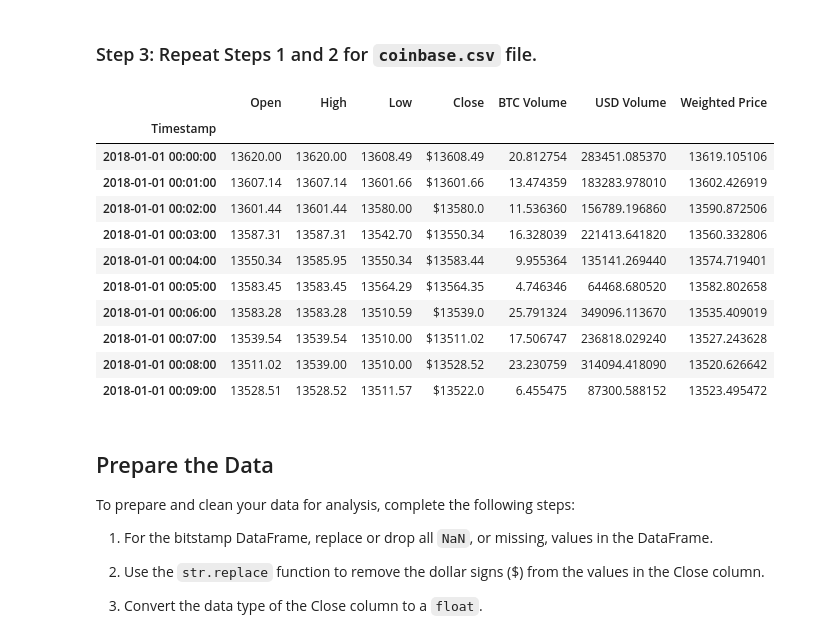
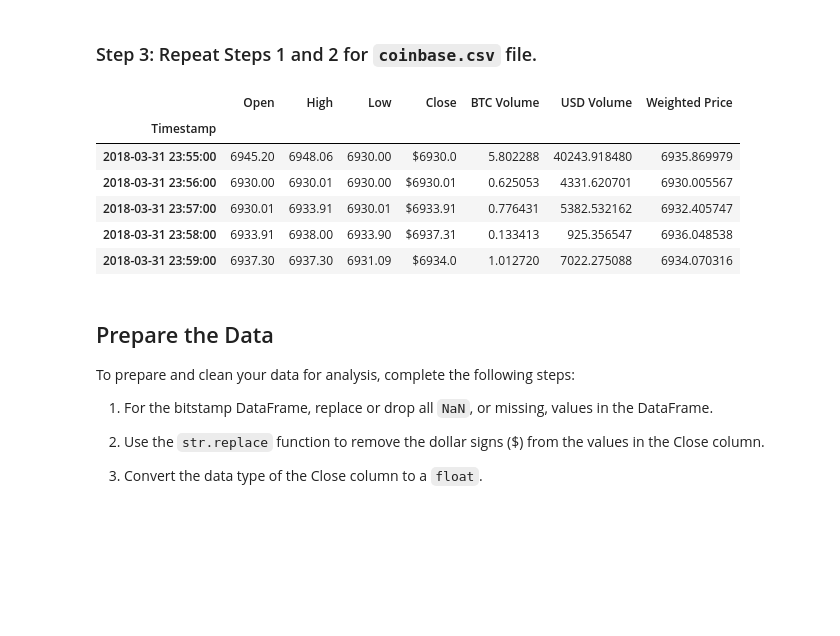
Before and after one commit to ForrestSurles/Bitcoin_Exchange_Arbitrage_Analysis, a Jupyter notebook: crypto_arbitrage.ipynb, the cells around one changed output. Saved outputs shown, nothing was run; the diff lists cells and outputs as text; code cells hidden in the pictures; blank space fills up the shorter version.

```diff
--- a/crypto_arbitrage.ipynb
+++ b/crypto_arbitrage.ipynb
@@ -78,20 +78,15 @@ coinbase_df = pd.read_csv(
 )
 # %%
 # Use the head (and/or tail) function to confirm that the data was imported properly.
-coinbase_df.head(10)
+coinbase_df.tail()
 # %% [output]
 |  | Open | High | Low | Close | BTC Volume | USD Volume | Weighted Price |
 | Timestamp |  |  |  |  |  |  |  |
-| 2018-01-01 00:00:00 | 13620.00 | 13620.00 | 13608.49 | $13608.49 | 20.812754 | 283451.085370 | 13619.105106 |
-| 2018-01-01 00:01:00 | 13607.14 | 13607.14 | 13601.66 | $13601.66 | 13.474359 | 183283.978010 | 13602.426919 |
-| 2018-01-01 00:02:00 | 13601.44 | 13601.44 | 13580.00 | $13580.0 | 11.536360 | 156789.196860 | 13590.872506 |
-| 2018-01-01 00:03:00 | 13587.31 | 13587.31 | 13542.70 | $13550.34 | 16.328039 | 221413.641820 | 13560.332806 |
-| 2018-01-01 00:04:00 | 13550.34 | 13585.95 | 13550.34 | $13583.44 | 9.955364 | 135141.269440 | 13574.719401 |
-| 2018-01-01 00:05:00 | 13583.45 | 13583.45 | 13564.29 | $13564.35 | 4.746346 | 64468.680520 | 13582.802658 |
-| 2018-01-01 00:06:00 | 13583.28 | 13583.28 | 13510.59 | $13539.0 | 25.791324 | 349096.113670 | 13535.409019 |
-| 2018-01-01 00:07:00 | 13539.54 | 13539.54 | 13510.00 | $13511.02 | 17.506747 | 236818.029240 | 13527.243628 |
-| 2018-01-01 00:08:00 | 13511.02 | 13539.00 | 13510.00 | $13528.52 | 23.230759 | 314094.418090 | 13520.626642 |
-| 2018-01-01 00:09:00 | 13528.51 | 13528.52 | 13511.57 | $13522.0 | 6.455475 | 87300.588152 | 13523.495472 |
+| 2018-03-31 23:55:00 | 6945.20 | 6948.06 | 6930.00 | $6930.0 | 5.802288 | 40243.918480 | 6935.869979 |
+| 2018-03-31 23:56:00 | 6930.00 | 6930.01 | 6930.00 | $6930.01 | 0.625053 | 4331.620701 | 6930.005567 |
+| 2018-03-31 23:57:00 | 6930.01 | 6933.91 | 6930.01 | $6933.91 | 0.776431 | 5382.532162 | 6932.405747 |
+| 2018-03-31 23:58:00 | 6933.91 | 6938.00 | 6933.90 | $6937.31 | 0.133413 | 925.356547 | 6936.048538 |
+| 2018-03-31 23:59:00 | 6937.30 | 6937.30 | 6931.09 | $6934.0 | 1.012720 | 7022.275088 | 6934.070316 |
 # %% [markdown]
 ## Prepare the Data
 
```
Also changed, not shown: parts of 24 cells of this notebook.
